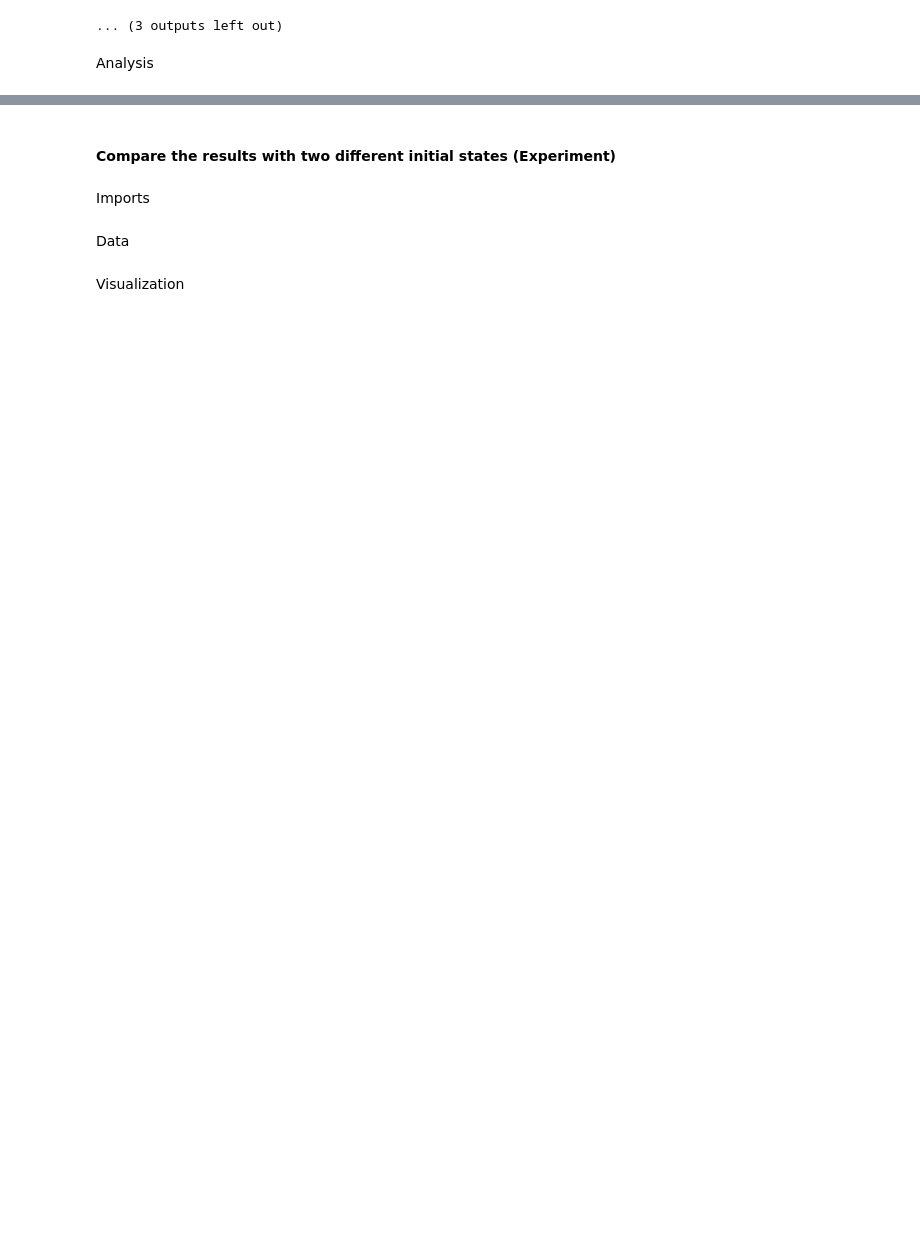
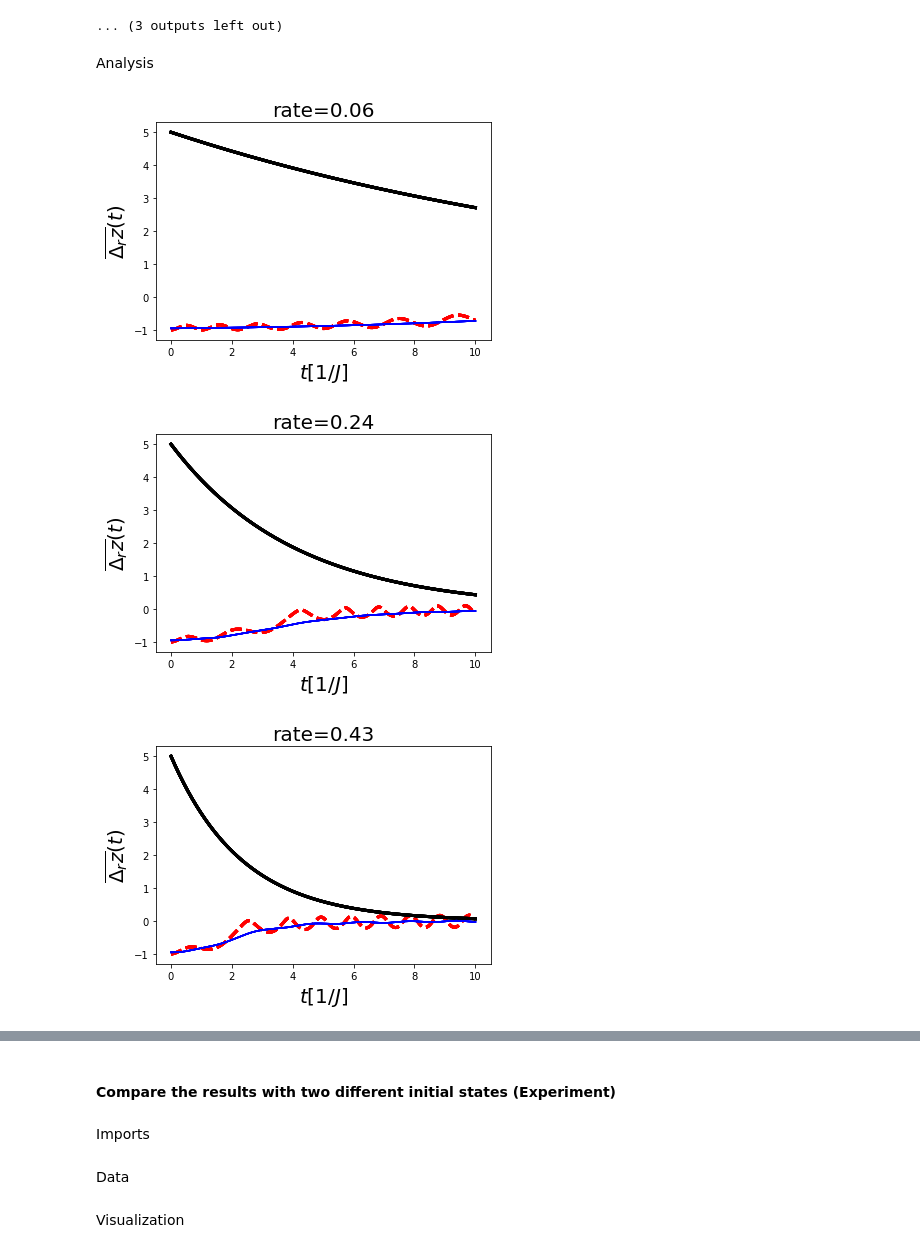
Before and after one commit to emacosta95/DL-VLM, a Jupyter notebook: AdTDDFT_test.ipynb, the cells around one changed output, grey strips where cells are left out. Cells and saved outputs as stored; diff of their text form; code cells hidden in the pictures; blank space fills up the shorter version.

```diff
--- a/AdTDDFT_test.ipynb
+++ b/AdTDDFT_test.ipynb
@@ -352,3 +281,19 @@ for i in range(0,50,10):
 ... (3 outputs left out)
 # %% [markdown]
 Analysis
+# %%
+dz=np.average(np.abs(z-z_target),axis=-1)
+
+for i in range(1,40,3):
+    plt.title(f'rate={rate[i]:.2f}',fontsize=20)
+    plt.plot(time[2:],z[i,2:],color='red',linestyle='--',linewidth=3)
+    plt.plot(time[2:],h[i,2:],color='black',linewidth=3,label=r'$h(t)$')
+    plt.plot(time[2:],z_target[i,2:],color='blue')
+    #plt.plot(time[2:],h[])
+    plt.xlabel(r'$t [1/J]$',fontsize=20)
+    plt.ylabel(r'$\overline{\Delta_r z}(t)$',fontsize=20)
+    plt.show()
+# %% [output]
+[figure, added]
+[figure, added]
+[figure, added]
```
Also changed, not shown: parts of 12 cells of this notebook, 10 other files.
